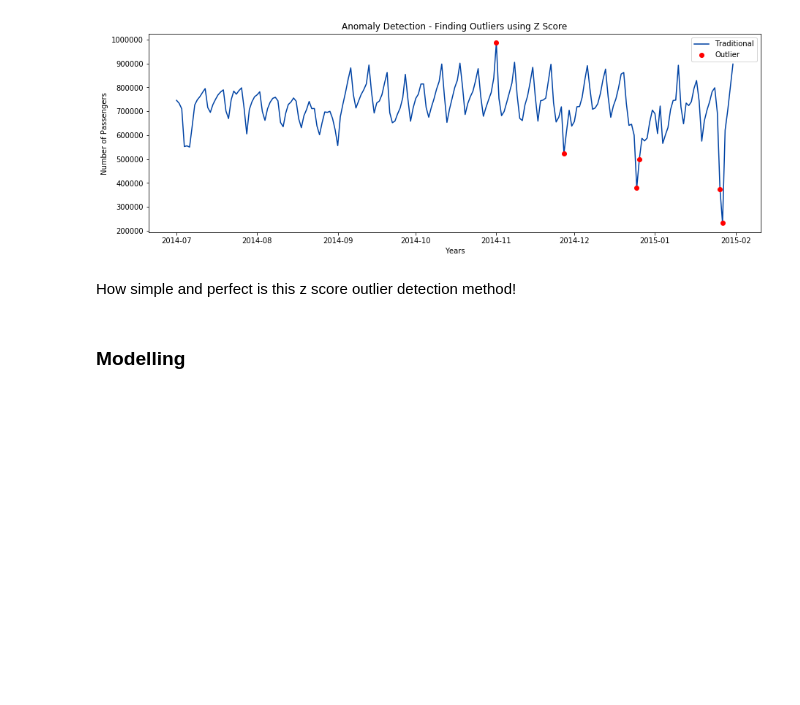
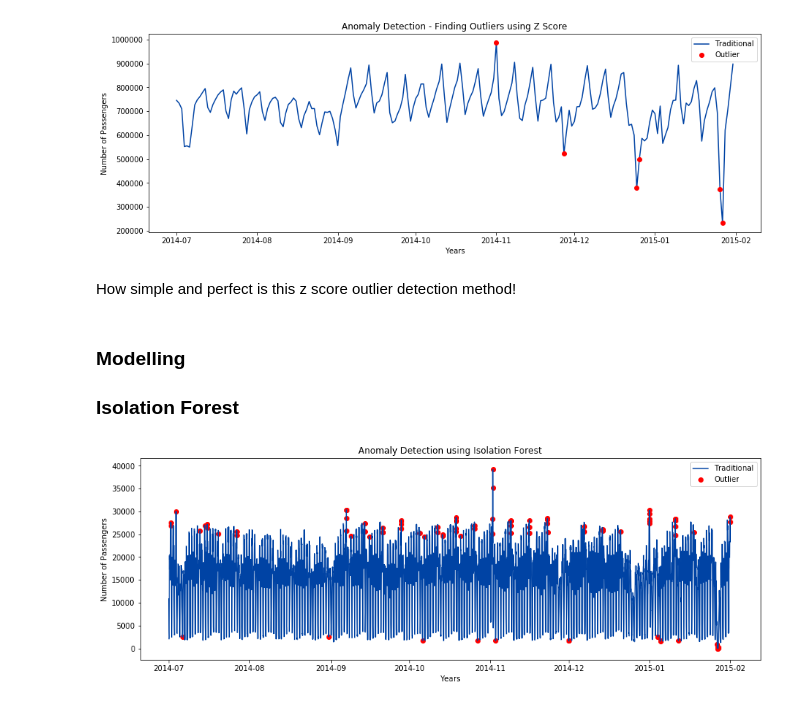
Before and after one commit to Ruturaj4/d_st_reams_of_anomalies, a Jupyter notebook: notebooks/1.0-rkv-d-st-reams-of-anomalies.ipynb, the cells around one changed output. Drawn from its saved outputs; the diff is of its cells as text; code cells hidden in the pictures; blank space fills up the shorter version.

```diff
--- a/notebooks/1.0-rkv-d-st-reams-of-anomalies.ipynb
+++ b/notebooks/1.0-rkv-d-st-reams-of-anomalies.ipynb
@@ -41,6 +47,8 @@ taxi.dropna().shape
 (10320, 2)
 # %%
 # Lets convert timestamp column to index in datetime format
+# So, that it will be easier to plot
+taxidt = pd.DataFrame(columns=["value"])
 taxi["timestamp"] = pd.to_datetime(taxi["timestamp"])
-taxi = taxi.set_index("timestamp")
+taxidt = taxi.set_index("timestamp")
 # %%
@@ -142,3 +150,33 @@ plt.show();
 How simple and perfect is this z score outlier detection method!
 # %% [markdown]
 ### Modelling
+
+### Isolation Forest
+# %%
+%%capture
+taxi["dayofweek"] = taxi["timestamp"].dt.dayofweek
+min_max_scaler = preprocessing.StandardScaler()
+
+min_max_scaler = preprocessing.StandardScaler()
+np_scaled = min_max_scaler.fit_transform(taxi[["value", "dayofweek"]])
+
+model = IsolationForest(contamination=0.01, behaviour="new", random_state=1).fit(pd.DataFrame(np_scaled))
+
+anomaly = pd.Series(model.predict(pd.DataFrame(np_scaled)))
+anomaly = anomaly.map( {1: 0, -1: 1} )
+
+a = taxi.loc[anomaly == 1, ["timestamp", "value"]] #anomaly
+# %%
+# Anomaly Visualisation using isolation forest
+
+plt.figure(figsize=(15, 5))
+plt.plot(taxi.timestamp, taxi.value, color="#0043A4", label="Traditional")
+plt.scatter(a.timestamp, a.value, color="r", label="Outlier")
+plt.ylabel("Number of Passengers")
+plt.xlabel("Years")
+plt.title("Anomaly Detection using Isolation Forest")
+plt.grid(False)
+plt.legend(loc="best")
+plt.show()
+# %% [output]
+[figure, added]
```
Also changed, not shown: parts of 14 cells of this notebook.
